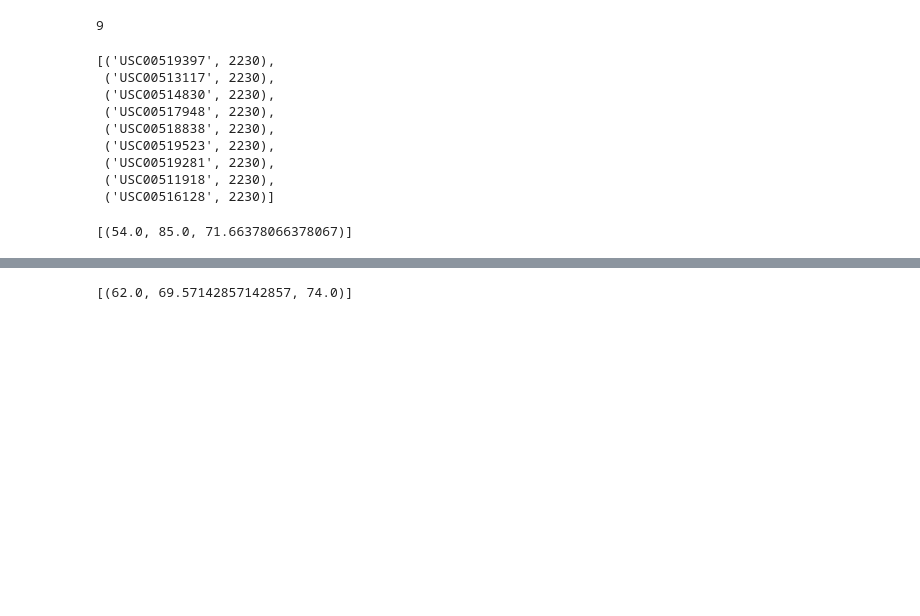
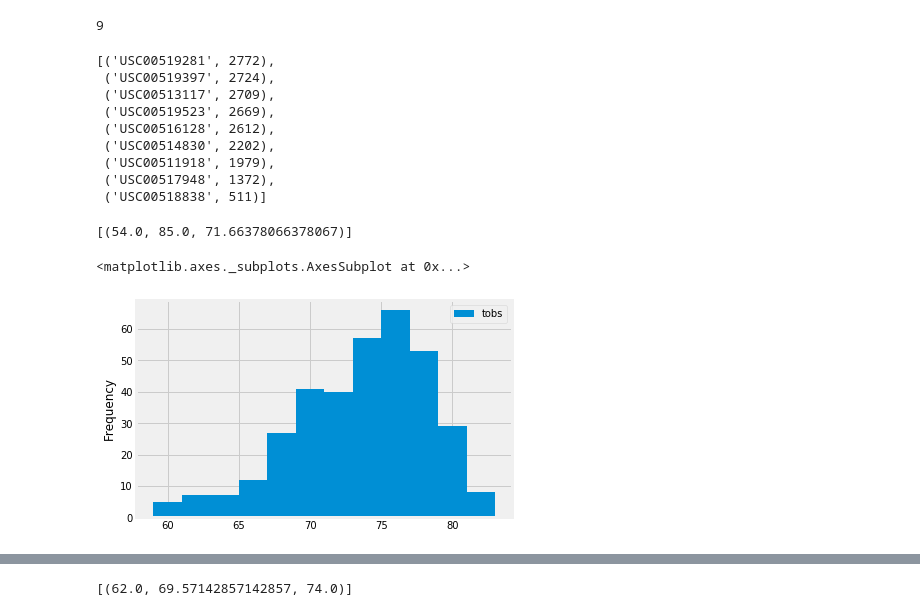
Before and after one commit to robert-rd-wood/Homework-10, a Jupyter notebook: climate.ipynb, the cells around one changed output, grey strips where cells are left out. Saved outputs shown, nothing was run; the diff lists cells and outputs as text; code cells hidden in the pictures; blank space fills up the shorter version.

```diff
--- a/climate.ipynb
+++ b/climate.ipynb
@@ -176,21 +178,19 @@ session.query(Station).distinct(Station.id).\
 # %%
 # What are the most active stations? (i.e. what stations have the most rows)?
 # List the stations and the counts in descending order.
-session.query(Station.station,func.count(Station.station)).\
-    filter(Measurement.date >= year_ago).\
-    filter(Measurement.date <= query_date).\
-    group_by(Station.id).\
-    order_by(func.count(Station.station)).all()
+session.query(Measurement.station,func.count(Measurement.station)).\
+    group_by(Measurement.station).\
+    order_by(func.count(Measurement.station).desc()).all()
 # %% [output]
-[('USC00519397', 2230),
- ('USC00513117', 2230),
- ('USC00514830', 2230),
- ('USC00517948', 2230),
- ('USC00518838', 2230),
- ('USC00519523', 2230),
- ('USC00519281', 2230),
- ('USC00511918', 2230),
- ('USC00516128', 2230)]
+[('USC00519281', 2772),
+ ('USC00519397', 2724),
+ ('USC00513117', 2709),
+ ('USC00519523', 2669),
+ ('USC00516128', 2612),
+ ('USC00514830', 2202),
+ ('USC00511918', 1979),
+ ('USC00517948', 1372),
+ ('USC00518838', 511)]
 # %%
 # Using the station id from the previous query, calculate the lowest temperature recorded,
 # highest temperature recorded, and average temperature most active station?
@@ -199,3 +201,18 @@ session.query(Station.station,func.count(Station.station)).\
 # %%
 # Choose the station with the highest number of temperature observations.
 # Query the last 12 months of temperature observation data for this station and plot the results as a histogram
+
+# Query one year of data from the station, save results to a variable
+tobs_table = session.query(Measurement.tobs).\
+    filter(Measurement.station == 'USC00519281').\
+    filter(Measurement.date >= year_ago).\
+    filter(Measurement.date <= query_date).all()
+
+# Create a DataFrame
+tobs_df = pd.DataFrame(tobs_table, columns=['tobs'])
+
+# Plot Histogram
+tobs_df.plot.hist(bins=12)
+# %% [output]
+<matplotlib.axes._subplots.AxesSubplot at 0x...>
+[figure, added]
```
Also changed, not shown: parts of 3 cells of this notebook.
